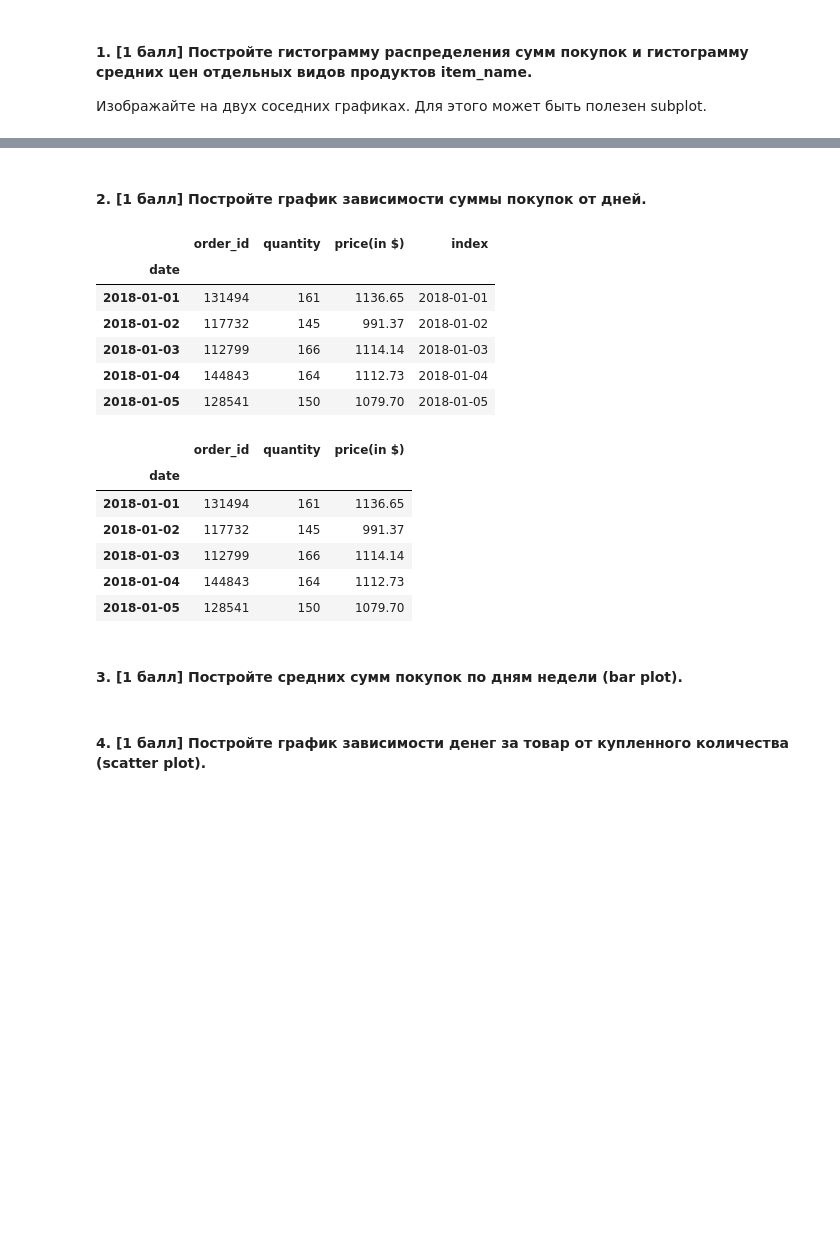
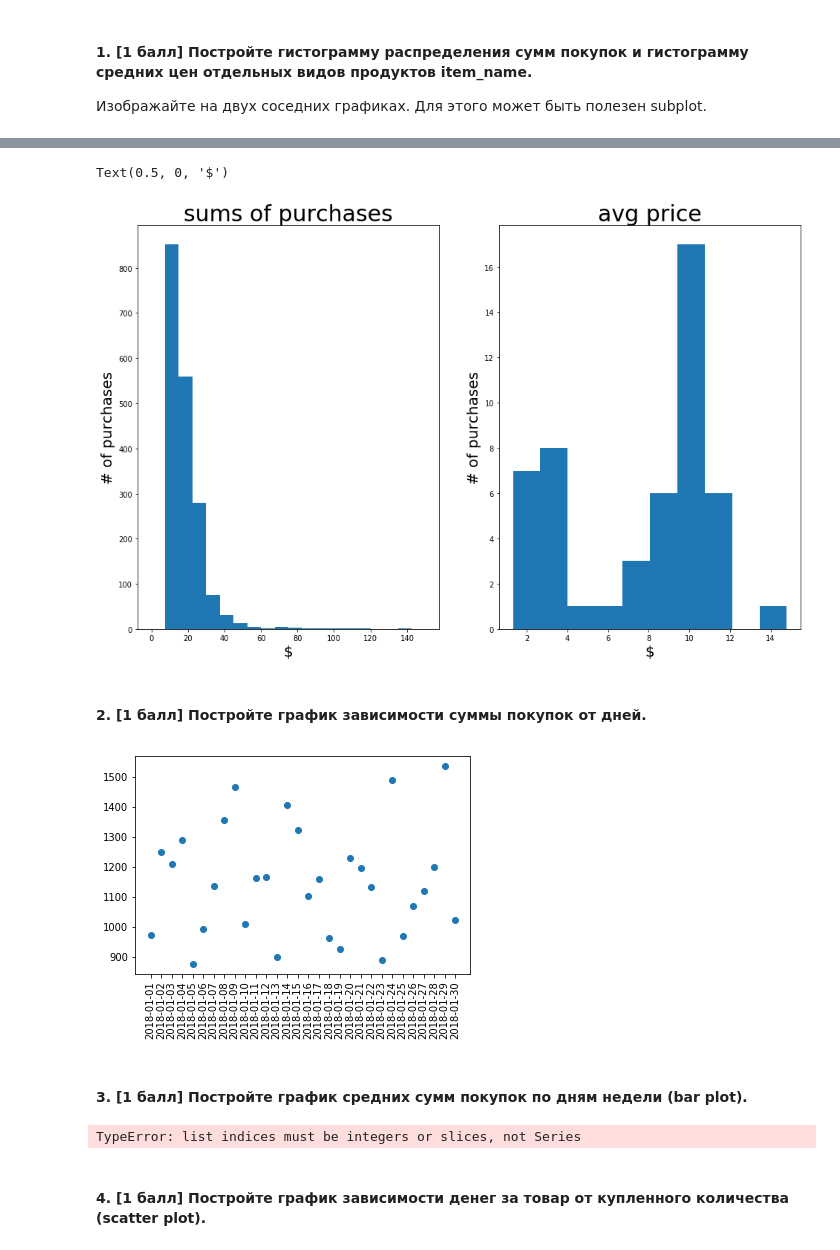
Before and after one commit to hse-mlearn/ha-01-Nikolaykuznetsovv, a Jupyter notebook: homework-practice-01.ipynb, the cells around one changed output, grey strips where cells are left out. Drawn from its saved outputs; the diff is of its cells as text; code cells hidden in the pictures; blank space fills up the shorter version.

```diff
--- a/homework-practice-01.ipynb
+++ b/homework-practice-01.ipynb
@@ -330,31 +340,30 @@ TypeError: cannot convert the series to <class 'int'>
+# %%
+# your code
+fig, axes = plt.subplots(nrows = 1, ncols = 2, figsize = (16, 10))
+axes[0].hist(df_grouped_by_order_id['price(in $)'], range = [0,150], bins = 20)
+axes[0].set_title('sums of purchases', fontsize = 30)
+axes[0].set_ylabel('# of purchases', fontsize = 20)
+axes[0].set_xlabel('$', fontsize = 20)
+axes[1].hist(df_groupped_in_itemname['price(in $)'])
+axes[1].set_title('avg price', fontsize = 30)
+axes[1].set_ylabel('# of purchases' , fontsize = 20)
+axes[1].set_xlabel('$', fontsize = 20)
+###????
+# %% [output]
+Text(0.5, 0, '$')
+[figure, added]
 # %% [markdown]
 #### 2. [1 балл] Постройте график зависимости суммы покупок от дней.
 # %%
 # your code
-df1 = df.groupby(df['date']).sum()
-df1['index'] = df1.index
-df1.head()
-#plt.scatter(df1['index'], df1['price(in $)'])
-#plt.xlabel('date')
-#plt.ylabel('sums')
-#plt.show()
+grouped_by_date = df.groupby(df['date']).agg(sum)
+grouped_by_date = grouped_by_date.reset_index(level = ['date'])
+
+plt.scatter(grouped_by_date['date'], grouped_by_date['price(in $)'])
+plt.xticks(rotation='vertical')
+plt.show()
+#df_grouped_by_order_id
 # %% [output]
-|  | order_id | quantity | price(in $) | index |
-| date |  |  |  |  |
-| 2018-01-01 | 131494 | 161 | 1136.65 | 2018-01-01 |
-| 2018-01-02 | 117732 | 145 | 991.37 | 2018-01-02 |
-| 2018-01-03 | 112799 | 166 | 1114.14 | 2018-01-03 |
-| 2018-01-04 | 144843 | 164 | 1112.73 | 2018-01-04 |
-| 2018-01-05 | 128541 | 150 | 1079.70 | 2018-01-05 |
+[figure, added]
-# %%
-df1.head()
-# %% [output]
-|  | order_id | quantity | price(in $) |
-| date |  |  |  |
-| 2018-01-01 | 131494 | 161 | 1136.65 |
-| 2018-01-02 | 117732 | 145 | 991.37 |
-| 2018-01-03 | 112799 | 166 | 1114.14 |
-| 2018-01-04 | 144843 | 164 | 1112.73 |
-| 2018-01-05 | 128541 | 150 | 1079.70 |
 # %% [markdown]
-#### 3. [1 балл] Постройте средних сумм покупок по дням недели (bar plot).
+#### 3. [1 балл] Постройте график средних сумм покупок по дням недели (bar plot).
@@ -363,3 +370,22 @@ df1.head()
+# %%
+# your code
+from datetime import date
+import calendar
+#grouped_by_day = grouped_by_date[pd.DatetimeIndex(grouped_by_date['date']).day
+my_date = date.today()
+calendar.day_name[my_date.weekday()]
+
+grouped_by_date['weekday'] = list(calendar.day_name[grouped_by_date['date']])
+
+
+
+
+
+#df['month_year'] = pd.to_datetime(df['birth_date']).dt.to_period('M')
+##df.head()
+#pd.DatetimeIndex(df['birth_date']).year
+# %% [output]
+TypeError: list indices must be integers or slices, not Series
 # %% [markdown]
 #### 4. [1 балл] Постройте график зависимости денег за товар от купленного количества (scatter plot).
 # %%
```
Also changed, not shown: parts of 5 cells of this notebook, 1 other file.
